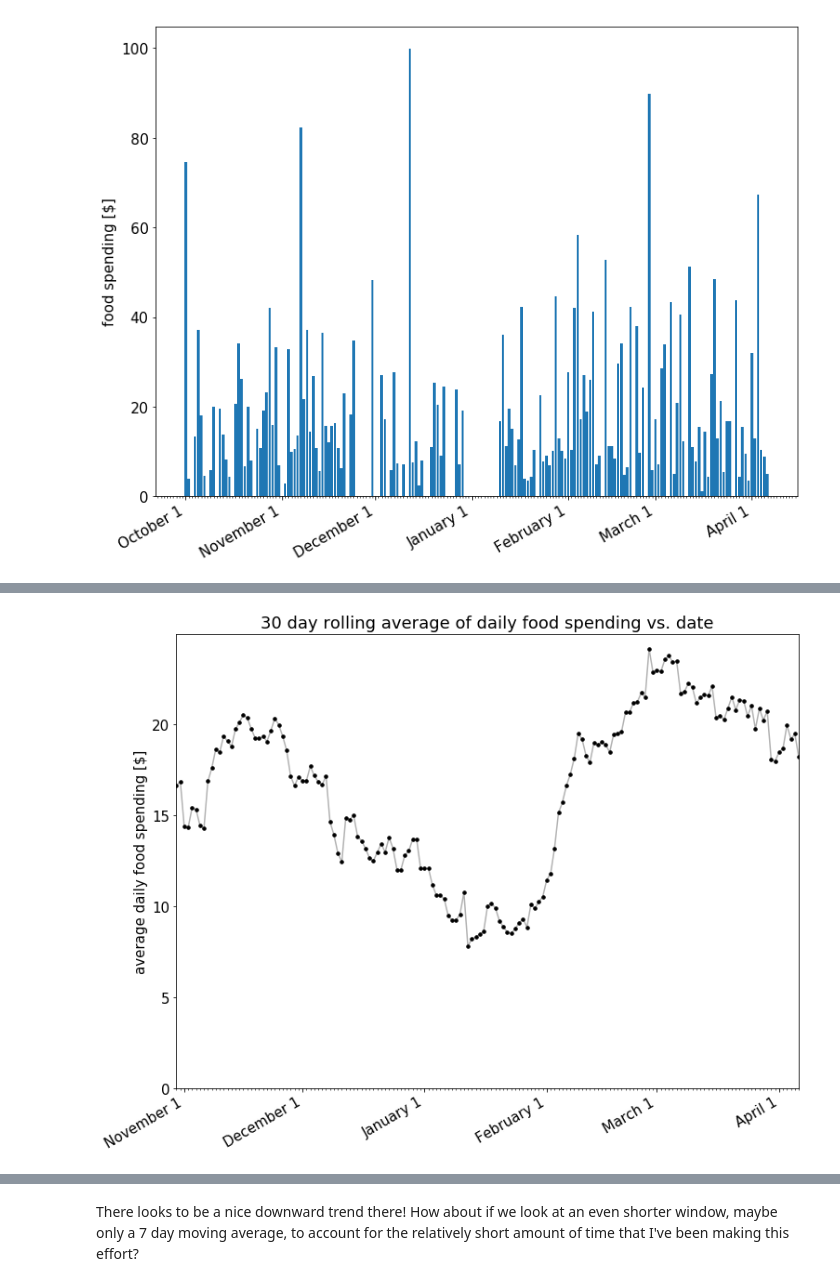
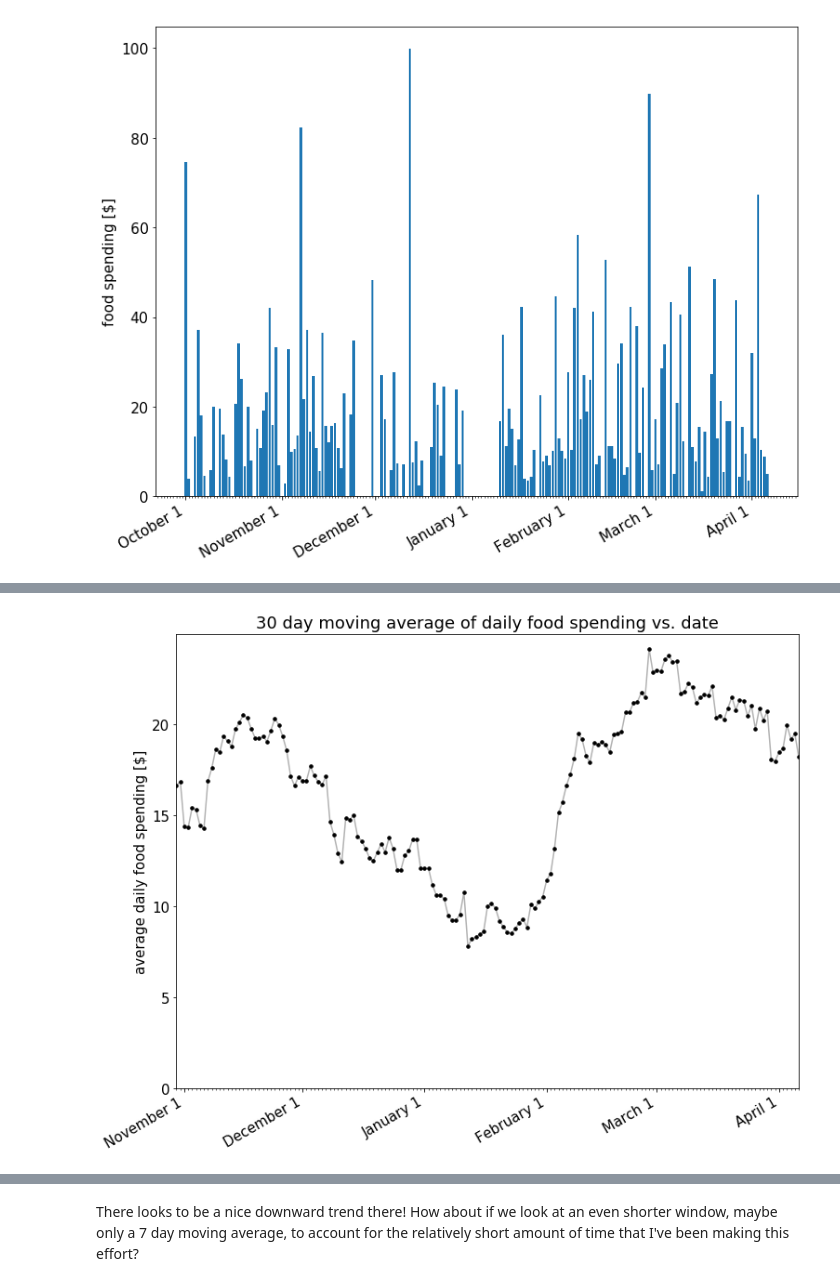
Before and after one commit to garth5689/garth5689.github.io, a Jupyter notebook: _drafts/dollars_to_doughnuts.ipynb, the cells around one changed output, grey strips where cells are left out. Saved outputs shown, nothing was run; the diff lists cells and outputs as text; code cells hidden in the pictures.

Commit message:
final updates to food spending post

```diff
--- a/_drafts/dollars_to_doughnuts.ipynb
+++ b/_drafts/dollars_to_doughnuts.ipynb
@@ -109,7 +104,7 @@ class Transaction(object):
     def __repr__(self):
         return self.__str__()
 # %%
-transactions = [Transaction(date, amount, category) for date, amount, category in transactions]
+transactions = [Transaction(*transaction_data) for transaction_data in transactions]
 
 pprint(transactions[:preview_size])
 # %% [output]
@@ -218,35 +209,35 @@ We'll be using a simple un-weighted moving average, where the data for a particu
 # %%
-def calculate_rolling_window_sums(dates, daily_sums, time_span):
+def calculate_moving_average(dates, daily_sums, time_span):
 
     # index will be the date that we'll use to loop through our data
     # it starts time_frame days from the beginning, which the first
-    # day that we have enough data to average.  index is the end of
-    # our window on each calculation.
+    # day that we have enough data from previous days to average.
+    # index is the end of our window on each calculation.
     start = dates[0]
     end = dates[-1]
 
     index = start + timedelta(days = time_span-1)
 
-    rolling = []
-    rolling_dates = []
+    moving_averages = []
+    moving_dates = []
 
     # stop once the index has reached the last day, stop calculating.
     while index <= end:
 
         # on each loop, filter out any transactions that don't fall in our window
         window = [trans for trans in transactions
-                  if index - timedelta(days = time_span) <= trans.date <= index]
+                  if (index - timedelta(days = time_span)) <= trans.date <= index]
 
         # sum all transactions that fall in the window
         # then average them
         # then add that average to our result
-        rolling.append(sum([trans.amount for trans in window])/time_span)
+        moving_averages.append(sum([trans.amount for trans in window])/time_span)
 
         # we're also keeping track of the dates for plotting later
-        rolling_dates.append(index)
+        moving_dates.append(index)
 
         # move the index date for the next iteration
         index = index + timedelta(days = 1)
 
     # return the date and sums lists
-    return [rolling_dates, rolling]
+    return [moving_dates, moving_averages]
@@ -257,18 +244,22 @@ rolling_dates,rolling = calculate_rolling_window_sums(dates, daily_sums, time_sp
 # %%
+time_span = 30
+
+moving_dates, moving_averages = calculate_moving_average(dates, daily_sums, time_span)
+
 fig, ax = plt.subplots(1)
 
-ax.plot(rolling_dates,rolling,'k', alpha=0.3)
-ax.plot(rolling_dates,rolling,'k.', markersize=7)
+ax.plot(moving_dates,moving_averages,'k', alpha=0.3)
+ax.plot(moving_dates,moving_averages,'k.', markersize=7)
 
 format_x_axis_dates(fig, ax)
 
 plt.ylabel("average daily food spending [$]")
 
-ax.set_xlim([rolling_dates[0],rolling_dates[-1]])
+ax.set_xlim([moving_dates[0],moving_dates[-1]])
 ax.set_ylim(0)
-ax.set_title("{} day rolling average of daily food spending vs. date".format(time_span))
+ax.set_title("{} day moving average of daily food spending vs. date".format(time_span))
 
 plt.show()
 # %% [output]
-[figure, old version]
+[figure, new version]
 # %% [markdown]
```
Also changed, not shown: parts of 32 cells of this notebook, 2 other files.
